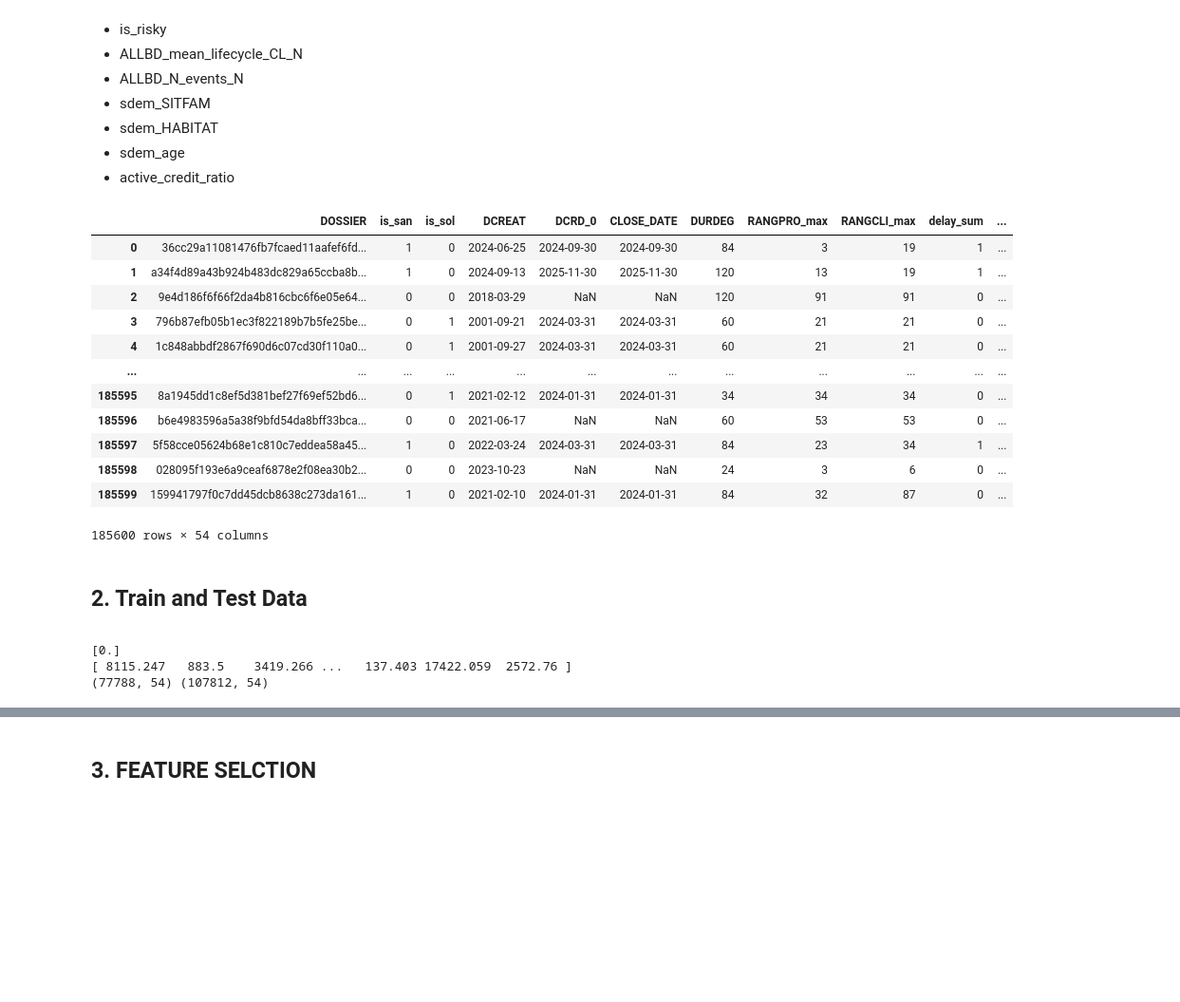
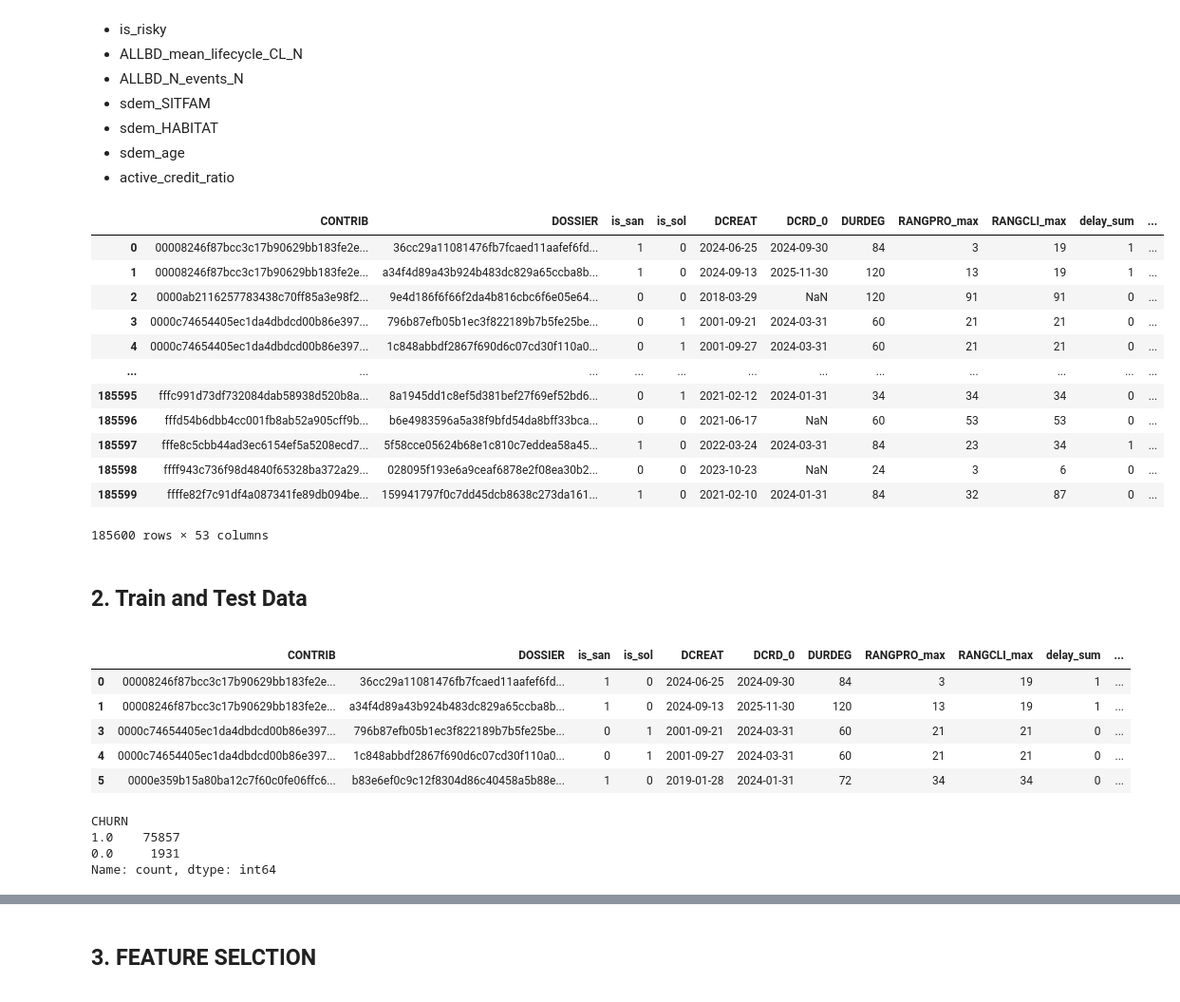
Before and after one commit to Alanog10/BNP-Paribas, a Jupyter notebook: Model.ipynb, the cells around one changed output, grey strips where cells are left out. Shown at 95% size. Drawn from its saved outputs; the diff is of its cells as text; code cells hidden in the pictures; blank space fills up the shorter version.

```diff
--- a/Model.ipynb
+++ b/Model.ipynb
@@ -51,7 +54,7 @@ from sklearn.preprocessing import RobustScaler, StandardScaler
 </a>
 # %%
 #Alano
-file_path = r"C:\Users\alano\Desktop\Mestrado\2- Semestre\Busines case\BNP\Projeto GIt\BNP-Paribas\Preprocessed_dataset_BNP_teste.csv"
+file_path = r"C:\Users\alano\Desktop\Mestrado\2- Semestre\Busines case\BNP\Projeto GIt\BNP-Paribas\Preprocessed_dataset_BNP_teste_alano.csv"
 BNP = pd.read_csv(file_path)
 # %% [markdown]
 **METADATA:**
@@ -116,21 +119,22 @@ pd.set_option('display.width', None)
 # mostrar todo o conteúdo das células
 pd.set_option('display.max_colwidth', None)
 # %%
+BNP = BNP.drop(columns='TIME_MONTHS')
 BNP
 # %% [output]
-|  | DOSSIER | is_san | is_sol | DCREAT | DCRD_0 | CLOSE_DATE | DURDEG | RANGPRO_max | RANGCLI_max | delay_sum | ... |
-| 0 | 36cc29a11081476fb7fcaed11aafef6fd... | 1 | 0 | 2024-06-25 | 2024-09-30 | 2024-09-30 | 84 | 3 | 19 | 1 | ... |
-| 1 | a34f4d89a43b924b483dc829a65ccba8b... | 1 | 0 | 2024-09-13 | 2025-11-30 | 2025-11-30 | 120 | 13 | 19 | 1 | ... |
-| 2 | 9e4d186f6f66f2da4b816cbc6f6e05e64... | 0 | 0 | 2018-03-29 | NaN | NaN | 120 | 91 | 91 | 0 | ... |
-| 3 | 796b87efb05b1ec3f822189b7b5fe25be... | 0 | 1 | 2001-09-21 | 2024-03-31 | 2024-03-31 | 60 | 21 | 21 | 0 | ... |
-| 4 | 1c848abbdf2867f690d6c07cd30f110a0... | 0 | 1 | 2001-09-27 | 2024-03-31 | 2024-03-31 | 60 | 21 | 21 | 0 | ... |
+|  | CONTRIB | DOSSIER | is_san | is_sol | DCREAT | DCRD_0 | DURDEG | RANGPRO_max | RANGCLI_max | delay_sum | ... |
+| 0 | 00008246f87bcc3c17b90629bb183fe2e... | 36cc29a11081476fb7fcaed11aafef6fd... | 1 | 0 | 2024-06-25 | 2024-09-30 | 84 | 3 | 19 | 1 | ... |
+| 1 | 00008246f87bcc3c17b90629bb183fe2e... | a34f4d89a43b924b483dc829a65ccba8b... | 1 | 0 | 2024-09-13 | 2025-11-30 | 120 | 13 | 19 | 1 | ... |
+| 2 | 0000ab2116257783438c70ff85a3e98f2... | 9e4d186f6f66f2da4b816cbc6f6e05e64... | 0 | 0 | 2018-03-29 | NaN | 120 | 91 | 91 | 0 | ... |
+| 3 | 0000c74654405ec1da4dbdcd00b86e397... | 796b87efb05b1ec3f822189b7b5fe25be... | 0 | 1 | 2001-09-21 | 2024-03-31 | 60 | 21 | 21 | 0 | ... |
+| 4 | 0000c74654405ec1da4dbdcd00b86e397... | 1c848abbdf2867f690d6c07cd30f110a0... | 0 | 1 | 2001-09-27 | 2024-03-31 | 60 | 21 | 21 | 0 | ... |
 | ... | ... | ... | ... | ... | ... | ... | ... | ... | ... | ... | ... |
-| 185595 | 8a1945dd1c8ef5d381bef27f69ef52bd6... | 0 | 1 | 2021-02-12 | 2024-01-31 | 2024-01-31 | 34 | 34 | 34 | 0 | ... |
-| 185596 | b6e4983596a5a38f9bfd54da8bff33bca... | 0 | 0 | 2021-06-17 | NaN | NaN | 60 | 53 | 53 | 0 | ... |
-| 185597 | 5f58cce05624b68e1c810c7eddea58a45... | 1 | 0 | 2022-03-24 | 2024-03-31 | 2024-03-31 | 84 | 23 | 34 | 1 | ... |
-| 185598 | 028095f193e6a9ceaf6878e2f08ea30b2... | 0 | 0 | 2023-10-23 | NaN | NaN | 24 | 3 | 6 | 0 | ... |
-| 185599 | 159941797f0c7dd45dcb8638c273da161... | 1 | 0 | 2021-02-10 | 2024-01-31 | 2024-01-31 | 84 | 32 | 87 | 0 | ... |
+| 185595 | fffc991d73df732084dab58938d520b8a... | 8a1945dd1c8ef5d381bef27f69ef52bd6... | 0 | 1 | 2021-02-12 | 2024-01-31 | 34 | 34 | 34 | 0 | ... |
+| 185596 | fffd54b6dbb4cc001fb8ab52a905cff9b... | b6e4983596a5a38f9bfd54da8bff33bca... | 0 | 0 | 2021-06-17 | NaN | 60 | 53 | 53 | 0 | ... |
+| 185597 | fffe8c5cbb44ad3ec6154ef5a5208ecd7... | 5f58cce05624b68e1c810c7eddea58a45... | 1 | 0 | 2022-03-24 | 2024-03-31 | 84 | 23 | 34 | 1 | ... |
+| 185598 | ffff943c736f98d4840f65328ba372a29... | 028095f193e6a9ceaf6878e2f08ea30b2... | 0 | 0 | 2023-10-23 | NaN | 24 | 3 | 6 | 0 | ... |
+| 185599 | ffffe82f7c91df4a087341fe89db094be... | 159941797f0c7dd45dcb8638c273da161... | 1 | 0 | 2021-02-10 | 2024-01-31 | 84 | 32 | 87 | 0 | ... |
-185600 rows × 54 columns
+185600 rows × 53 columns
 # %% [markdown]
 <a class="anchor" id="2. Train and Test Data">
 
@@ -140,12 +144,19 @@ BNP
 # %%
 train = BNP[BNP['CRD_min'] == 0].copy()
 test  = BNP[BNP['CRD_min'] != 0].copy()
-# %%
-print(train['CRD_min'].unique())
-print(test['CRD_min'].unique())
-
-print(train.shape, test.shape)
-# %% [output]
-[0.]
-[ 8115.247   883.5    3419.266 ...   137.403 17422.059  2572.76 ]
-(77788, 54) (107812, 54)
+# %%
+train.head()
+# %% [output]
+|  | CONTRIB | DOSSIER | is_san | is_sol | DCREAT | DCRD_0 | DURDEG | RANGPRO_max | RANGCLI_max | delay_sum | ... |
+| 0 | 00008246f87bcc3c17b90629bb183fe2e... | 36cc29a11081476fb7fcaed11aafef6fd... | 1 | 0 | 2024-06-25 | 2024-09-30 | 84 | 3 | 19 | 1 | ... |
+| 1 | 00008246f87bcc3c17b90629bb183fe2e... | a34f4d89a43b924b483dc829a65ccba8b... | 1 | 0 | 2024-09-13 | 2025-11-30 | 120 | 13 | 19 | 1 | ... |
+| 3 | 0000c74654405ec1da4dbdcd00b86e397... | 796b87efb05b1ec3f822189b7b5fe25be... | 0 | 1 | 2001-09-21 | 2024-03-31 | 60 | 21 | 21 | 0 | ... |
+| 4 | 0000c74654405ec1da4dbdcd00b86e397... | 1c848abbdf2867f690d6c07cd30f110a0... | 0 | 1 | 2001-09-27 | 2024-03-31 | 60 | 21 | 21 | 0 | ... |
+| 5 | 0000e359b15a80ba12c7f60c0fe06ffc6... | b83e6ef0c9c12f8304d86c40458a5b88e... | 1 | 0 | 2019-01-28 | 2024-01-31 | 72 | 34 | 34 | 0 | ... |
+# %%
+train['CHURN'].value_counts()
+# %% [output]
+CHURN
+1.0    75857
+0.0     1931
+Name: count, dtype: int64
```
Also changed, not shown: parts of 27 cells of this notebook, 2 other files.
